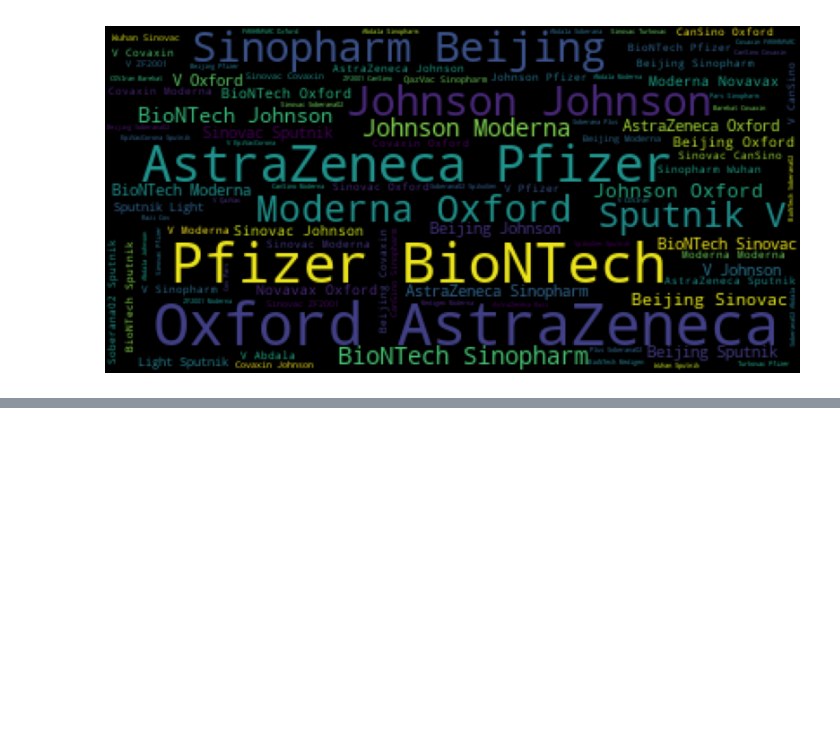
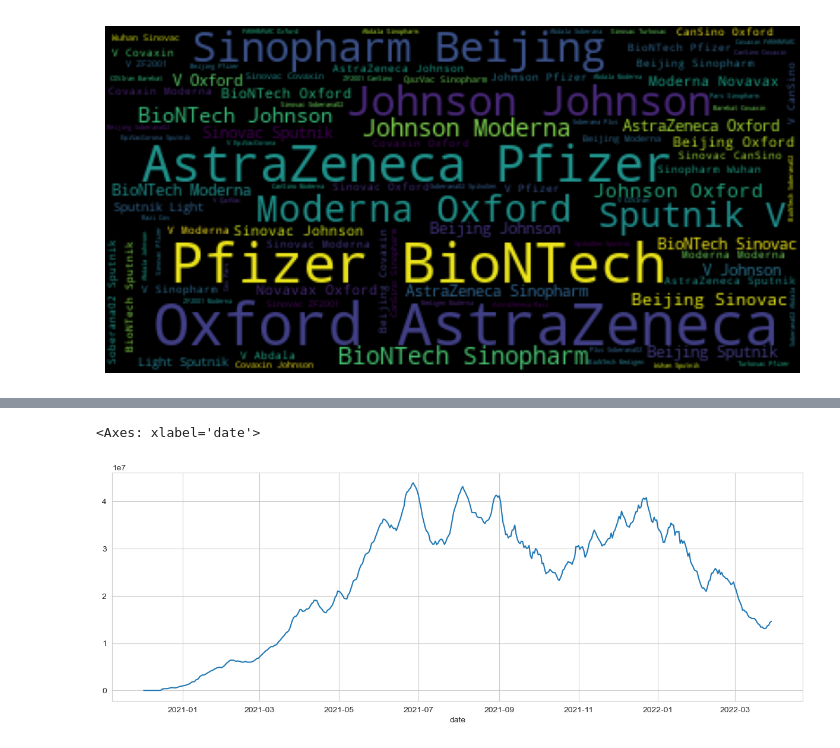
Before and after one commit to joharkhan99/Data-Science-Internship, a Jupyter notebook: Week3/Day4_5/Covid_DataAnalysis_and_Chatbot.ipynb, the cells around one changed output, grey strips where cells are left out. Cells and saved outputs as stored; diff of their text form; code cells hidden in the pictures; blank space fills up the shorter version.

```diff
--- a/Week3/Day4_5/Covid_DataAnalysis_and_Chatbot.ipynb
+++ b/Week3/Day4_5/Covid_DataAnalysis_and_Chatbot.ipynb
@@ -150,0 +157,9 @@ plt.show()
+# %%
+#daily vaccinations
+data = df.groupby('date')['daily_vaccinations'].sum()
+
+plt.figure(figsize=(15, 5))
+sns.lineplot(data=data, x=data.index, y=data.values)
+# %% [output]
+<Axes: xlabel='date'>
+[figure, added]
```
Also changed, not shown: parts of 7 cells of this notebook.
